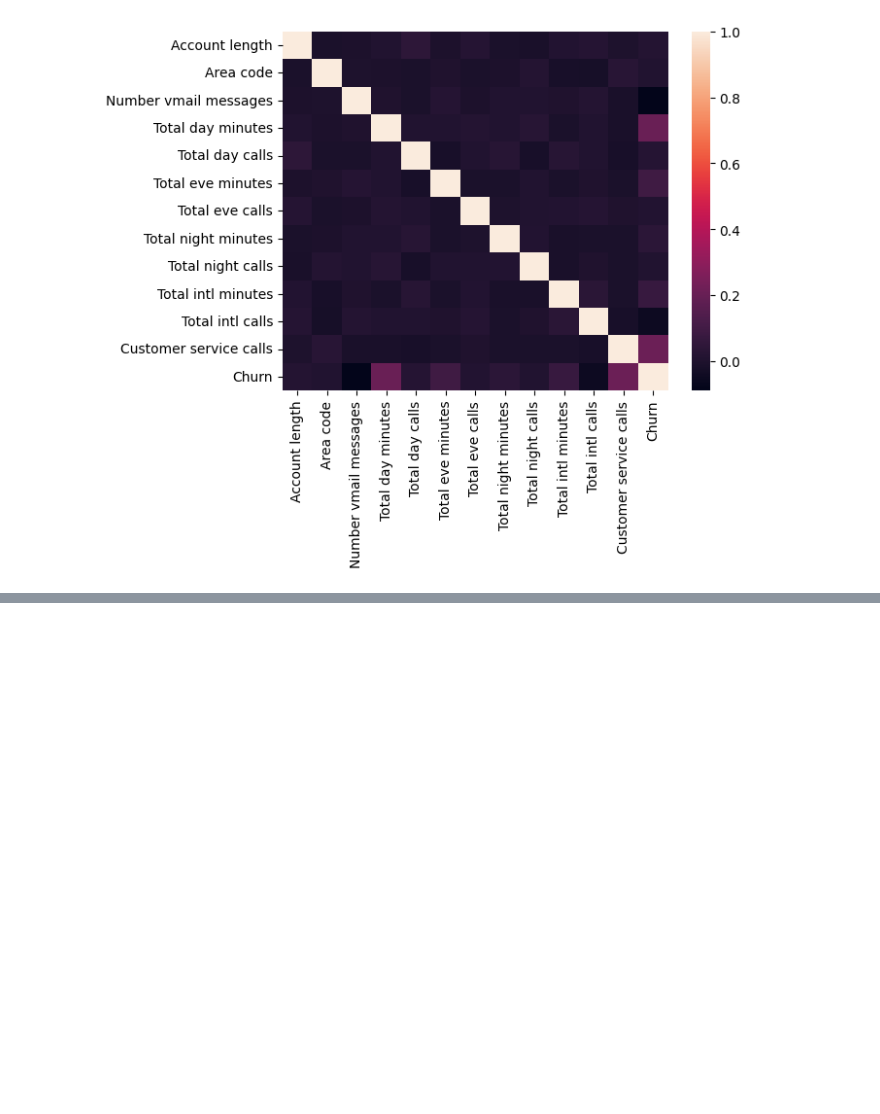
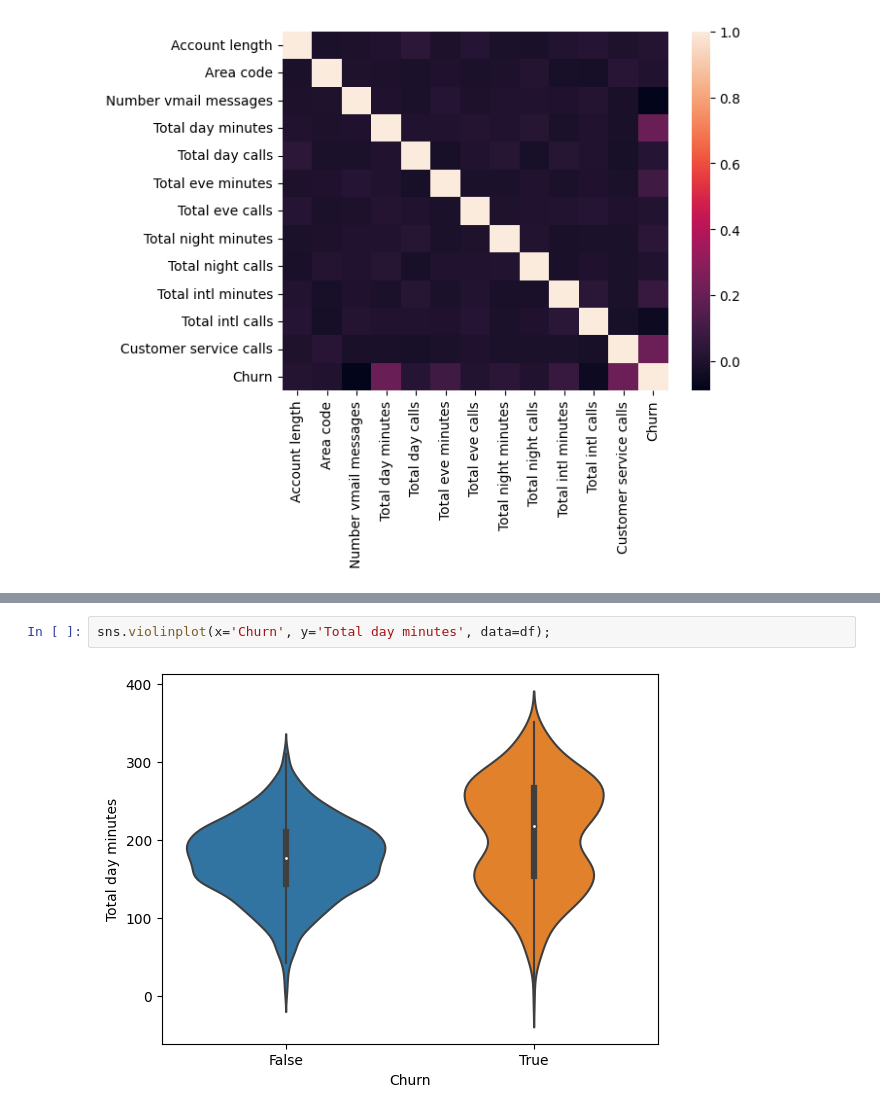
Before and after one commit to Zetis659/mlcourse.ai, a Jupyter notebook: Lessons/Lesson2 Visualisation/Lesson2.ipynb, the cells around one changed output, grey strips where cells are left out. Drawn from its saved outputs; the diff is of its cells as text; blank space fills up the shorter version.

```diff
--- a/Lessons/Lesson2 Visualisation/Lesson2.ipynb
+++ b/Lessons/Lesson2 Visualisation/Lesson2.ipynb
@@ -203,0 +217,4 @@ sns.heatmap(df.corr());
+# %%
+sns.violinplot(x='Churn', y='Total day minutes', data=df);
+# %% [output]
+[figure, added]
```
Also changed, not shown: parts of 26 cells of this notebook, 1 other file.
